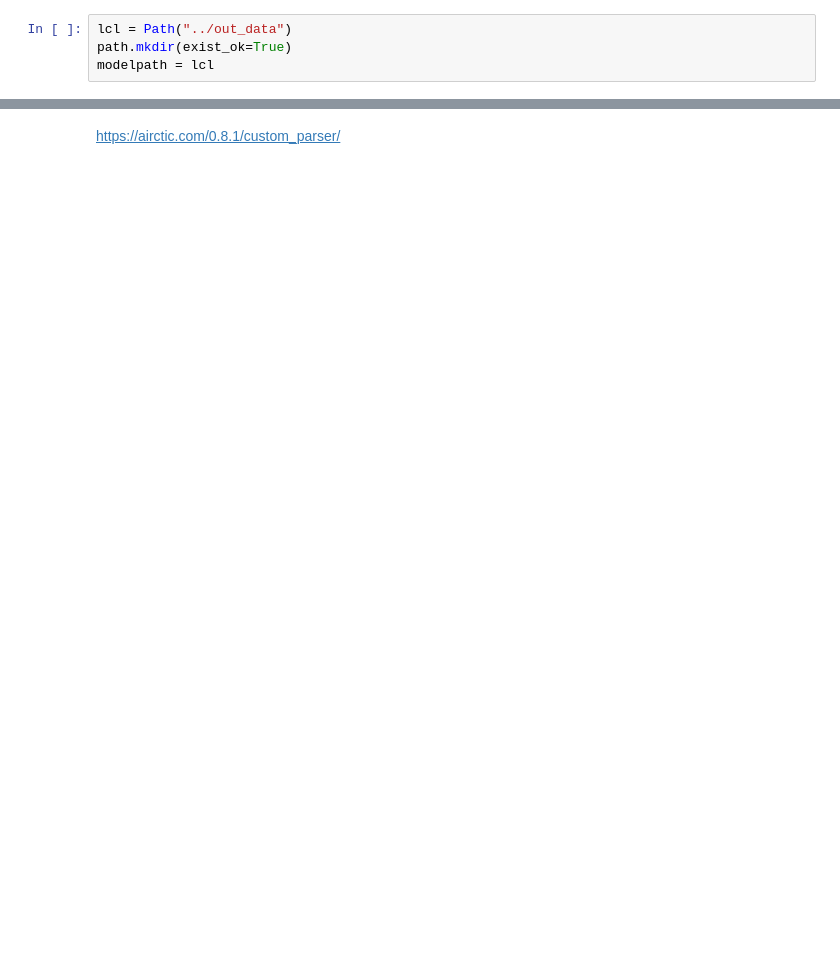
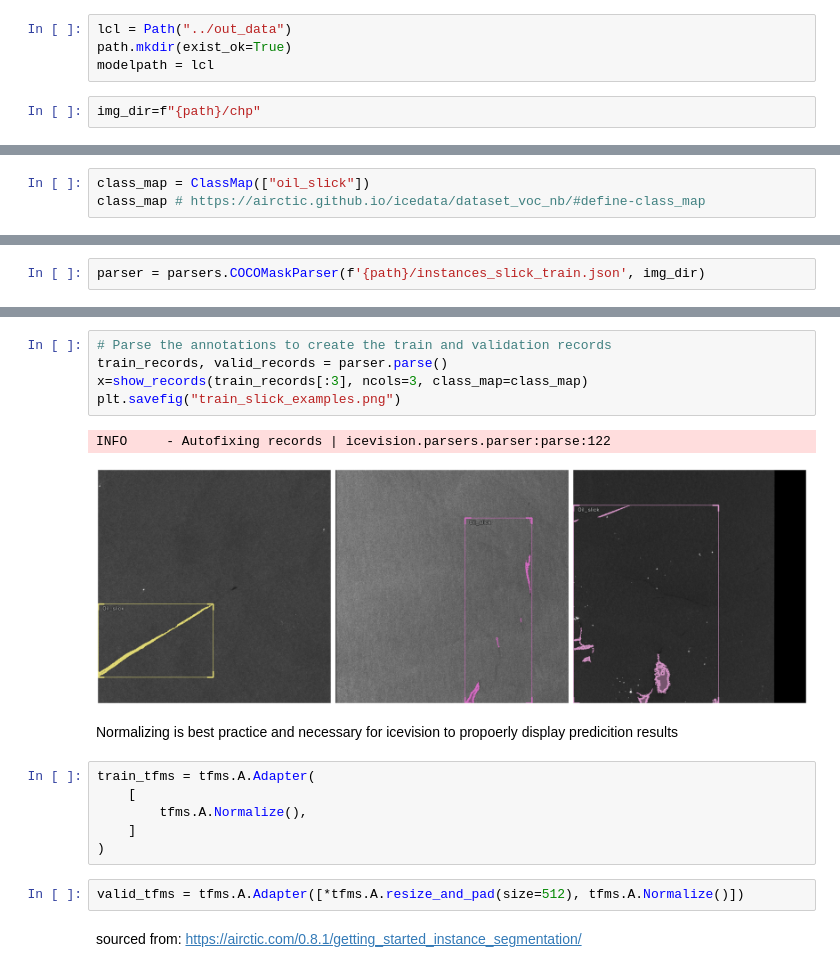
Before and after one commit to SkyTruth/cerulean-ml, a Jupyter notebook: notebooks/icevision_demo.ipynb, the cells around one changed output, grey strips where cells are left out. Saved outputs shown, nothing was run; the diff lists cells and outputs as text; blank space fills up the shorter version.

```diff
--- a/notebooks/icevision_demo.ipynb
+++ b/notebooks/icevision_demo.ipynb
@@ -35,4 +39,6 @@ lbl_chps = [get_lbls(x) for x in mixed_chps]
 lcl = Path("../out_data")
 path.mkdir(exist_ok=True)
 modelpath = lcl
+# %%
+img_dir=f"{path}/chp"
 # %% [markdown]
@@ -182,0 +113,3 @@ print(json.dumps(annotations))
+# %%
+class_map = ClassMap(["oil_slick"])
+class_map # https://airctic.github.io/icedata/dataset_voc_nb/#define-class_map
@@ -182,0 +118,2 @@ print(json.dumps(annotations))
+# %%
+parser = parsers.COCOMaskParser(f'{path}/instances_slick_train.json', img_dir)
@@ -183,2 +124,20 @@ print(json.dumps(annotations))
+# %%
+# Parse the annotations to create the train and validation records
+train_records, valid_records = parser.parse()
+x=show_records(train_records[:3], ncols=3, class_map=class_map)
+plt.savefig("train_slick_examples.png")
+# %% [output]
+INFO     - Autofixing records | icevision.parsers.parser:parse:122
+[figure, added]
+# %% [markdown]
+Normalizing is best practice and necessary for icevision to propoerly display predicition results
+# %%
+train_tfms = tfms.A.Adapter(
+    [
+        tfms.A.Normalize(),
+    ]
+)
+# %%
+valid_tfms = tfms.A.Adapter([*tfms.A.resize_and_pad(size=512), tfms.A.Normalize()])
 # %% [markdown]
-https://airctic.com/0.8.1/custom_parser/
+sourced from: https://airctic.com/0.8.1/getting_started_instance_segmentation/
```
Also changed, not shown: parts of 32 cells of this notebook, 2 other files.
